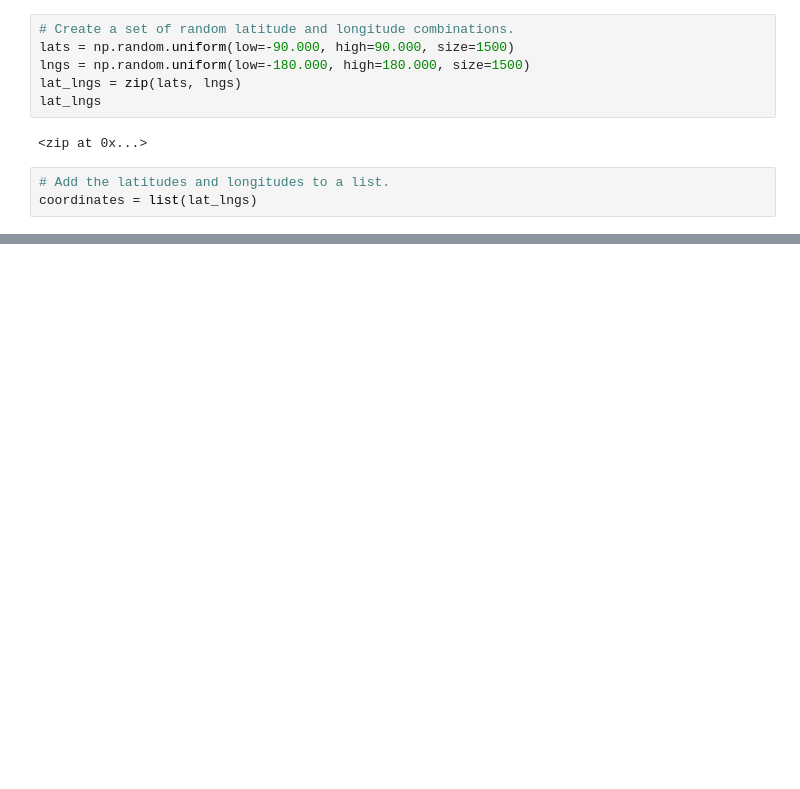
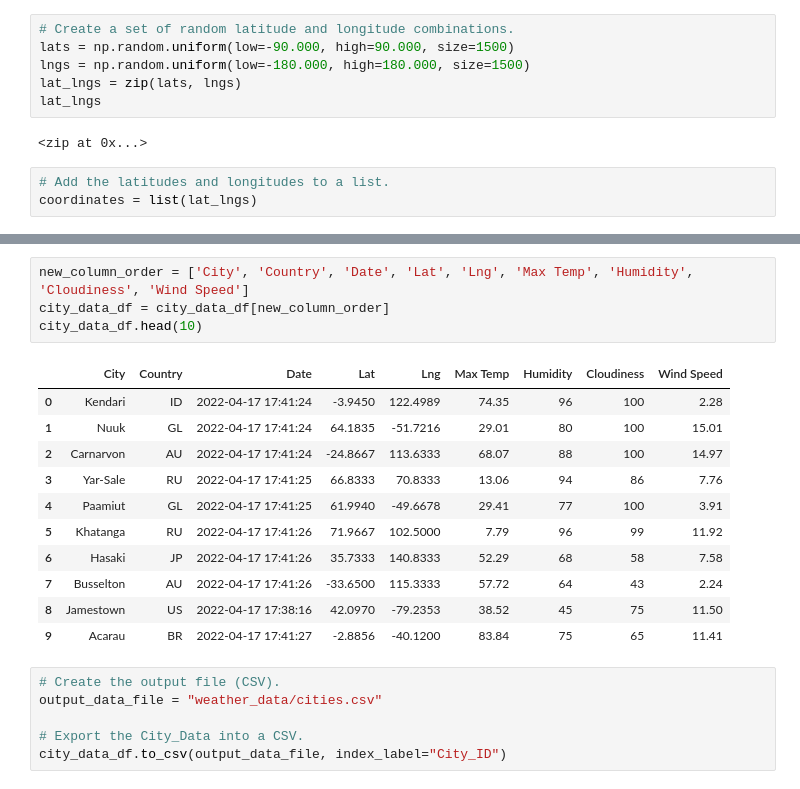
Before and after one commit to NKKhosa/World_Weather_Analysis, a Jupyter notebook: WeatherPy.ipynb, the cells around one changed output, grey strips where cells are left out. Drawn from its saved outputs; the diff is of its cells as text; blank space fills up the shorter version.

```diff
--- a/WeatherPy.ipynb
+++ b/WeatherPy.ipynb
@@ -33,0 +152,22 @@ len(cities)
+# %%
+new_column_order = ['City', 'Country', 'Date', 'Lat', 'Lng', 'Max Temp', 'Humidity', 'Cloudiness', 'Wind Speed']
+city_data_df = city_data_df[new_column_order]
+city_data_df.head(10)
+# %% [output]
+|  | City | Country | Date | Lat | Lng | Max Temp | Humidity | Cloudiness | Wind Speed |
+| 0 | Kendari | ID | 2022-04-17 17:41:24 | -3.9450 | 122.4989 | 74.35 | 96 | 100 | 2.28 |
+| 1 | Nuuk | GL | 2022-04-17 17:41:24 | 64.1835 | -51.7216 | 29.01 | 80 | 100 | 15.01 |
+| 2 | Carnarvon | AU | 2022-04-17 17:41:24 | -24.8667 | 113.6333 | 68.07 | 88 | 100 | 14.97 |
+| 3 | Yar-Sale | RU | 2022-04-17 17:41:25 | 66.8333 | 70.8333 | 13.06 | 94 | 86 | 7.76 |
+| 4 | Paamiut | GL | 2022-04-17 17:41:25 | 61.9940 | -49.6678 | 29.41 | 77 | 100 | 3.91 |
+| 5 | Khatanga | RU | 2022-04-17 17:41:26 | 71.9667 | 102.5000 | 7.79 | 96 | 99 | 11.92 |
+| 6 | Hasaki | JP | 2022-04-17 17:41:26 | 35.7333 | 140.8333 | 52.29 | 68 | 58 | 7.58 |
+| 7 | Busselton | AU | 2022-04-17 17:41:26 | -33.6500 | 115.3333 | 57.72 | 64 | 43 | 2.24 |
+| 8 | Jamestown | US | 2022-04-17 17:38:16 | 42.0970 | -79.2353 | 38.52 | 45 | 75 | 11.50 |
+| 9 | Acarau | BR | 2022-04-17 17:41:27 | -2.8856 | -40.1200 | 83.84 | 75 | 65 | 11.41 |
+# %%
+# Create the output file (CSV).
+output_data_file = "weather_data/cities.csv"
+
+# Export the City_Data into a CSV.
+city_data_df.to_csv(output_data_file, index_label="City_ID")
```
Also changed, not shown: parts of 6 cells of this notebook, 2 other files.
